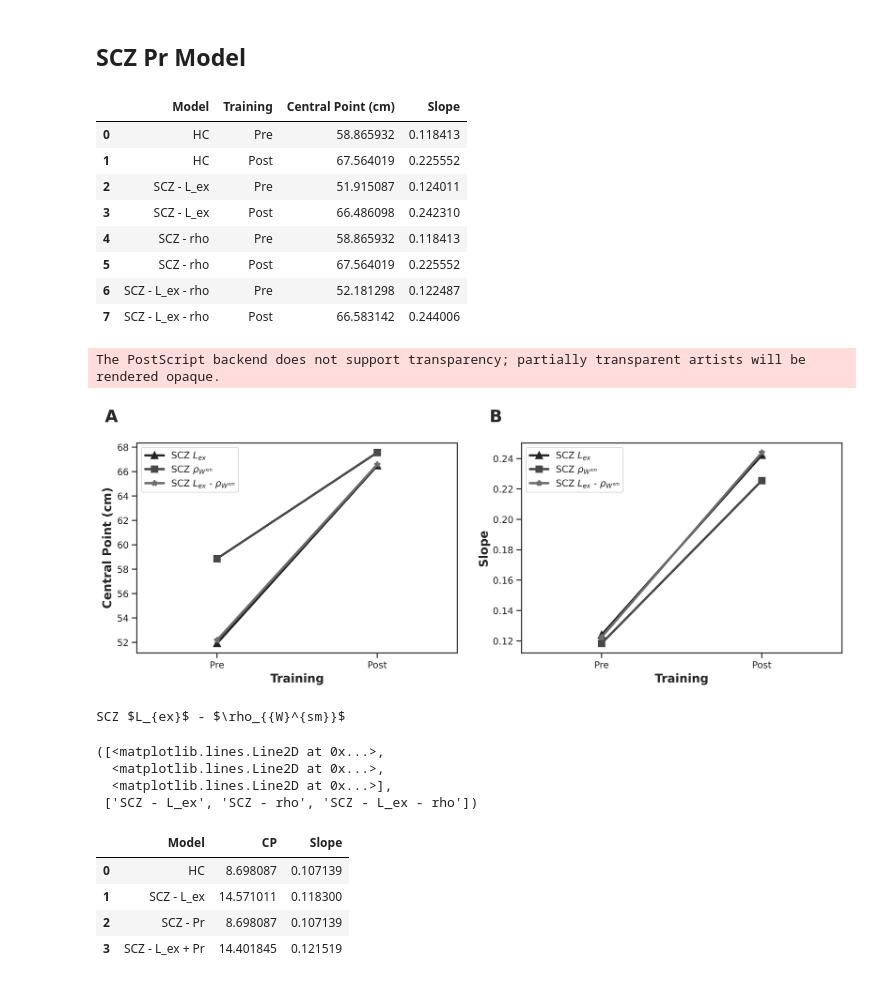
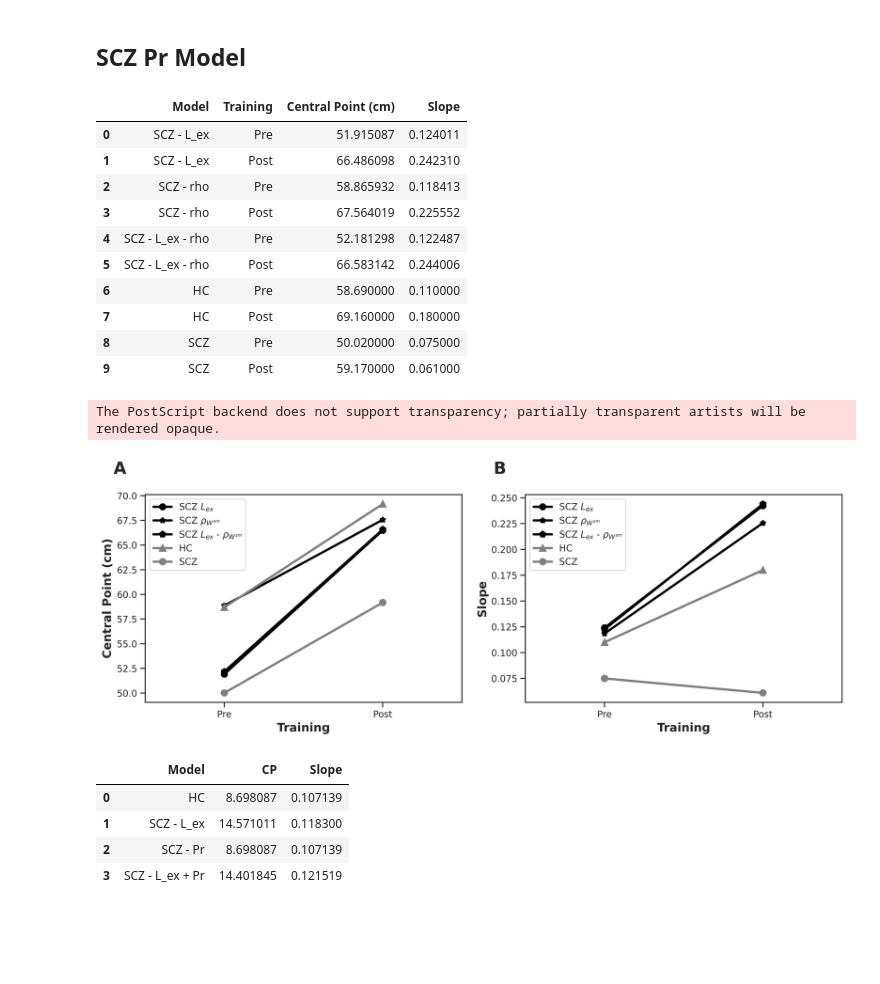
Before and after one commit to renatoparedes/SCZ_PPS_Expansion_Model, a Jupyter notebook: Training_Exploration.ipynb, the cells around one changed output. Cells and saved outputs as stored; diff of their text form; code cells hidden in the pictures; blank space fills up the shorter version.

Commit message:
Plots update drafts

```diff
--- a/Training_Exploration.ipynb
+++ b/Training_Exploration.ipynb
@@ -486,17 +494,20 @@ SCZ_Pr_CP_model_post, SCZ_Pr_SLOPE_model_post = fitting(
 cols = ["Model", "Training", "Central Point (cm)", "Slope"]
 sim_data = np.array(
     [
-        ["HC", "Pre", HC_CP_model_pre, 1 / HC_SLOPE_model_pre],
-        ["HC", "Post", HC_CP_model_post, 1 / HC_SLOPE_model_post],
+        # ["HC", "Pre", HC_CP_model_pre, 1 / HC_SLOPE_model_pre],
+        # ["HC", "Post", HC_CP_model_post, 1 / HC_SLOPE_model_post],
         ["SCZ - L_ex", "Pre", SCZ_Lex_CP_model_pre, 1 / SCZ_Lex_SLOPE_model_pre],
         ["SCZ - L_ex", "Post", SCZ_Lex_CP_model_post, 1 / SCZ_Lex_SLOPE_model_post],
         ["SCZ - rho", "Pre", SCZ_Pr_CP_model_pre, 1 / SCZ_Pr_SLOPE_model_pre],
         ["SCZ - rho", "Post", SCZ_Pr_CP_model_post, 1 / SCZ_Pr_SLOPE_model_post],
         ["SCZ - L_ex - rho", "Pre", SCZ_CP_model_pre, 1 / SCZ_SLOPE_model_pre],
         ["SCZ - L_ex - rho", "Post", SCZ_CP_model_post, 1 / SCZ_SLOPE_model_post],
+        ["HC", "Pre", fprHCCP, 1 / fprHCS],
+        ["HC", "Post", fpostHCCP, 1 / fpostHCS],
+        ["SCZ", "Pre", scz_cp, 1 / scz_slope],
+        ["SCZ", "Post", scz_cp_post, 1 / scz_slope_post],
     ]
 )
-
 sim_df = pd.DataFrame(sim_data, columns=cols)
 sim_df[["Central Point (cm)", "Slope"]] = sim_df[
     ["Central Point (cm)", "Slope"]
@@ -504,21 +515,23 @@ sim_df[["Central Point (cm)", "Slope"]] = sim_df[
 sim_df
 # %% [output]
 |  | Model | Training | Central Point (cm) | Slope |
-| 0 | HC | Pre | 58.865932 | 0.118413 |
-| 1 | HC | Post | 67.564019 | 0.225552 |
-| 2 | SCZ - L_ex | Pre | 51.915087 | 0.124011 |
-| 3 | SCZ - L_ex | Post | 66.486098 | 0.242310 |
-| 4 | SCZ - rho | Pre | 58.865932 | 0.118413 |
-| 5 | SCZ - rho | Post | 67.564019 | 0.225552 |
-| 6 | SCZ - L_ex - rho | Pre | 52.181298 | 0.122487 |
-| 7 | SCZ - L_ex - rho | Post | 66.583142 | 0.244006 |
+| 0 | SCZ - L_ex | Pre | 51.915087 | 0.124011 |
+| 1 | SCZ - L_ex | Post | 66.486098 | 0.242310 |
+| 2 | SCZ - rho | Pre | 58.865932 | 0.118413 |
+| 3 | SCZ - rho | Post | 67.564019 | 0.225552 |
+| 4 | SCZ - L_ex - rho | Pre | 52.181298 | 0.122487 |
+| 5 | SCZ - L_ex - rho | Post | 66.583142 | 0.244006 |
+| 6 | HC | Pre | 58.690000 | 0.110000 |
+| 7 | HC | Post | 69.160000 | 0.180000 |
+| 8 | SCZ | Pre | 50.020000 | 0.075000 |
+| 9 | SCZ | Post | 59.170000 | 0.061000 |
 # %%
 import seaborn as sns
 
 sns.set_context("paper")
 sns.set_theme(
     style="ticks",
-    palette="gray",
+    palette=["black", "black", "black", "gray", "gray"],
     rc={"axes.labelsize": 14, "axes.labelweight": "bold"},
 )
 # %%
@@ -530,61 +543,52 @@ sns.pointplot(
     x="Training",
     y="Central Point (cm)",
     hue="Model",
-    data=sim_df.query("Model != 'HC'"),
+    data=sim_df,
     ax=ax1,
-    markers=["^", "s", "*"],
+    markers=["8", "*", "p", "^", "o"],
 )
 sns.pointplot(
     x="Training",
     y="Slope",
     hue="Model",
-    data=sim_df.query("Model != 'HC'"),
+    data=sim_df,
     ax=ax2,
-    markers=["^", "s", "*"],
+    markers=["8", "*", "p", "^", "o"],
 )
 
 ax1.text(
     -0.1,
     1.1,
     string.ascii_uppercase[0],
     transform=ax1.transAxes,
     size=20,
     weight="bold",
 )
 
 ax2.text(
     -0.1,
     1.1,
     string.ascii_uppercase[1],
     transform=ax2.transAxes,
     size=20,
     weight="bold",
 )
 
 handles, _ = ax1.get_legend_handles_labels()
 labels = [
     "SCZ $L_{ex}$",
     "SCZ " + r"$\rho_{{W}^{sm}}$",
     "SCZ $L_{ex}$ - " + r"$\rho_{{W}^{sm}}$",
+    "HC",
+    "SCZ",
 ]
 ax1.legend(handles, labels)
 ax2.legend(handles, labels)
 
 fig.savefig("drafts/FIG4.eps", bbox_inches="tight", format="eps")
 # %% [output]
 The PostScript backend does not support transparency; partially transparent artists will be rendered opaque.
-[figure, old version]
+[figure, new version]
-# %%
-print("SCZ $L_{ex}$ - " + r"$\rho_{{W}^{sm}}$")
-# %% [output]
-SCZ $L_{ex}$ - $\rho_{{W}^{sm}}$
-# %%
-handles, _ = ax1.get_legend_handles_labels()
-# %% [output]
-([<matplotlib.lines.Line2D at 0x...>,
-  <matplotlib.lines.Line2D at 0x...>,
-  <matplotlib.lines.Line2D at 0x...>],
- ['SCZ - L_ex', 'SCZ - rho', 'SCZ - L_ex - rho'])
 # %%
 delta_cols = ["Model", "CP", "Slope"]
 delta_sim_data = np.array(
```
Also changed, not shown: parts of 2 cells of this notebook, 1 other file.
